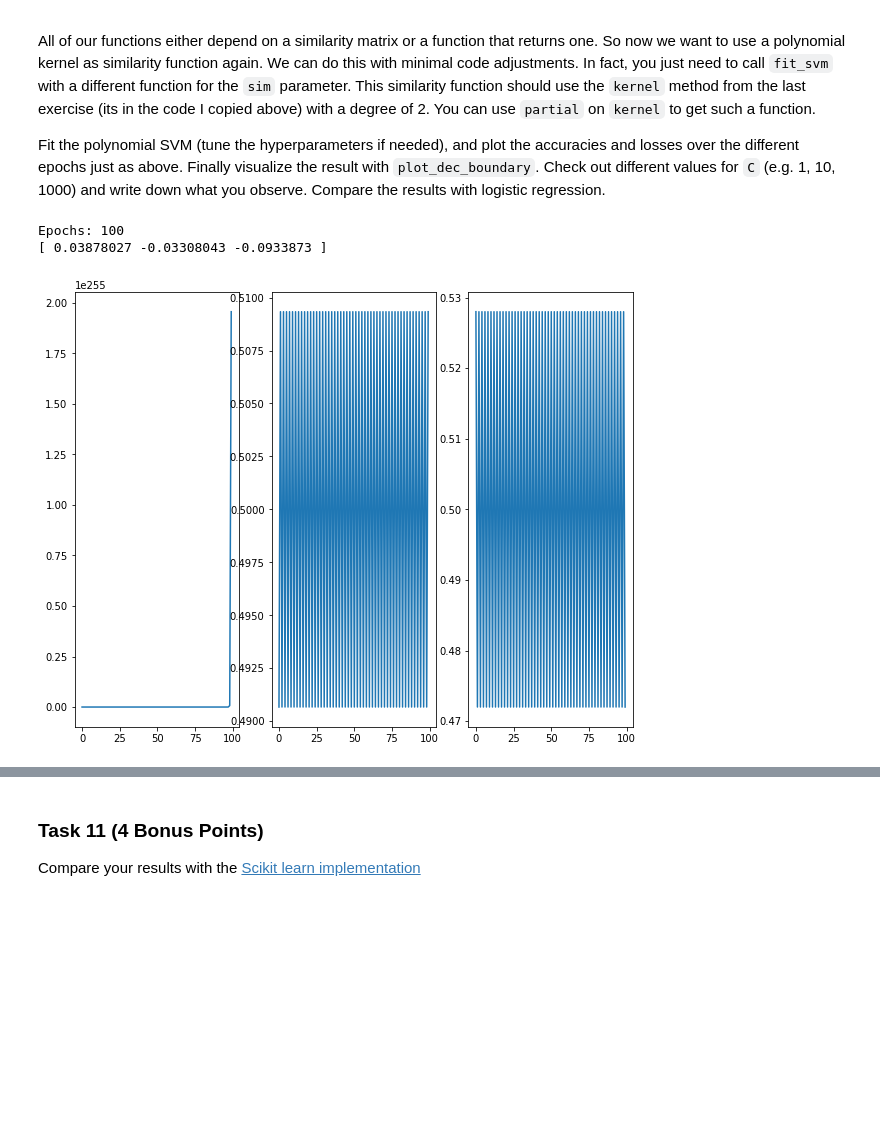
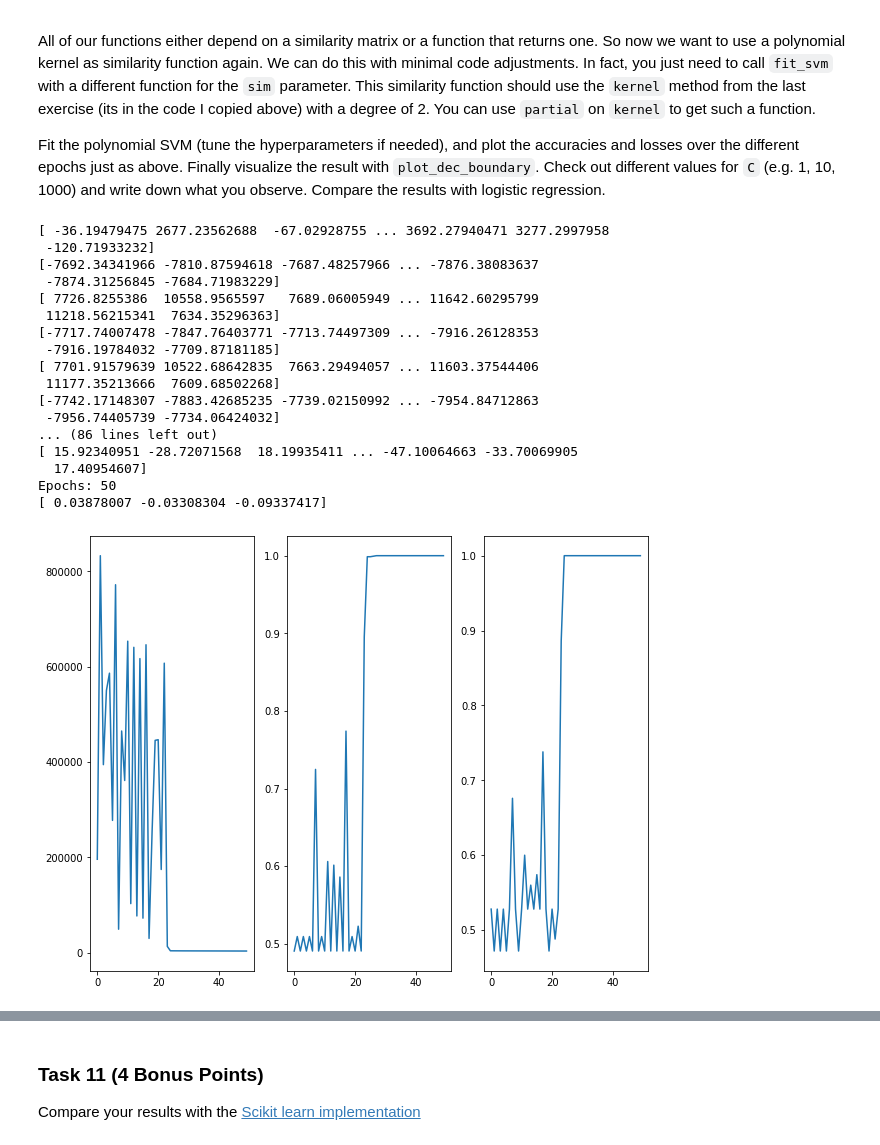
Before and after one commit to eichelb4rt/hw, a Jupyter notebook: S8_SS2022/AGML_Lab/10/exercise9.ipynb, the cells around one changed output, grey strips where cells are left out. Drawn from its saved outputs; the diff is of its cells as text; code cells hidden in the pictures; blank space fills up the shorter version.

```diff
--- a/S8_SS2022/AGML_Lab/10/exercise9.ipynb
+++ b/S8_SS2022/AGML_Lab/10/exercise9.ipynb
@@ -340,7 +340,7 @@ def predict_svm(sim, w, b):
 
 def margin(sim, Y, w, b):
     # TODO: Implement margin function
-    return Y @ decision(sim, w, b)
+    return Y * decision(sim, w, b)
 
 def slack(sim, Y, w, b):
     # TODO: Implement slack
@@ -348,7 +348,7 @@ def slack(sim, Y, w, b):
 
 def cost(sim, Y, w, b, C):
     # TODO: Implement cost function
-    return 0.5 * w.T @ sim @ w + C * np.sum(np.maximum(slack(sim, Y, w, b), 0))
+    return 0.5 * w.T @ sim @ w + C * sum([np.maximum(slack(sim[i], Y[i], w, b), 0) for i in range(len(Y))])
 # %% [markdown]
 Our goal is to minimize the cost function. We will do so by using gradient descend on the two optimizable parameters $w$ and $b$.
 
@@ -364,11 +364,14 @@ Implement functions that calculate the gradients with respect to $w$ and $b$. Ag
 # %%
 def grad_b(sim, Y_train, w, b, C):
     # TODO: Implement gradient wrt. b
-    return -C * np.sum(Y_train[slack(sim, Y_train, w, b) >= 0])
+    indices = np.array([slack(sim[i], Y_train[i], w, b) for i in range(len(Y_train))]) >= 0
+    return -C * np.sum(Y_train[indices], axis=0)
 
 def grad_w(sim, Y_train, w, b, C):
     # TODO: Implement gradient wrt. w
-    return sim @ w - C * np.sum((Y_train @ sim)[slack(sim, Y_train, w, b) >= 0])
+    indices = np.array([slack(sim[i], Y_train[i], w, b) for i in range(len(Y_train))]) >= 0
+    # print(np.sum(indices))
+    return sim @ w - C * Y_train[indices] @ sim[indices]
 # %% [markdown]
 ### Task 4 (6 Points)
 
@@ -394,6 +397,7 @@ def fit_svm(
     # TODO: Implement gradient descent
 
     sim_train = sim(X_train, X_train)
+    sim_test = sim(X_train, X_test)
     current_loss = cost(sim_train, Y_train, w, b, C)
     for it in range(epochs):
         # update
@@ -404,7 +408,7 @@ def fit_svm(
         train_prediction = predict_svm(sim_train, w, b)
         train_accs.append(acc(Y_train, train_prediction))
 
-        test_prediction = predict_svm(sim(X_train, X_test), w, b)
+        test_prediction = predict_svm(sim_test, w, b)
         test_accs.append(acc(Y_test, test_prediction))
 
         # Save old loss
@@ -418,12 +422,12 @@ def fit_svm(
             break
 
     stats = {"loss": train_losses, "accs": {"test": test_accs, "train": train_accs}}
-    print(f"Epochs: {epochs}")
+    print(f"Epochs: {it + 1}")
     return w, b, stats
 # %% [markdown]
 ### Task 5 (2 Points)
 Now use your `fit_svm` function to get `w` and `b`. You should tune the hyperparameters to get good results
 # %%
 # TODO: Use fit function
-w, b, stats = fit_svm(X_train, X_test, Y_train, Y_test, sim, C=10, lr=1e-2, epochs=100)
+w, b, stats = fit_svm(X_train, X_test, Y_train, Y_test, sim, lr=1e-5)
 # %% [output]
@@ -474,26 +494,41 @@ Fit the polynomial SVM (tune the hyperparameters if needed), and plot the accura
 # %%
 sim_poly = partial(kernel, d=2)
 
 # TODO: Fit polynomial SVM
-w, b, stats = fit_svm(X_train, X_test, Y_train, Y_test, sim_poly, C=10, lr=1e-2, epochs=100)
+w, b, stats = fit_svm(X_train, X_test, Y_train, Y_test, sim_poly, lr=1e-5)
 
 # TODO: Plot accuracy and loss
 fig, axs = plt.subplots(ncols=3)
 print(theta)
 axs[0].plot(stats["loss"])
 axs[1].plot(stats["accs"]["train"])
 axs[2].plot(stats["accs"]["test"])
 plt.show()
 
 # TODO: Plot decision boundary
 get_probs_partial = partial(get_probs_svm, X_train=X_train, w=w, b=b, sim=sim)
 plot_dec_boundary(X, Y, get_probs_partial)
 plt.show()
 
 test_acc = stats['accs']['test'][-1]
 train_acc = stats['accs']['train'][-1]
 print(f'Test Accuracy: {test_acc}\tTrain Accuracy: {train_acc}\t Loss: {losses[-1]}')
 # %% [output]
-Epochs: 100
-[ 0.03878027 -0.03308043 -0.0933873 ]
+[ -36.19479475 2677.23562688  -67.02928755 ... 3692.27940471 3277.2997958
+ -120.71933232]
+[-7692.34341966 -7810.87594618 -7687.48257966 ... -7876.38083637
+ -7874.31256845 -7684.71983229]
+[ 7726.8255386  10558.9565597   7689.06005949 ... 11642.60295799
+ 11218.56215341  7634.35296363]
+[-7717.74007478 -7847.76403771 -7713.74497309 ... -7916.26128353
+ -7916.19784032 -7709.87181185]
+[ 7701.91579639 10522.68642835  7663.29494057 ... 11603.37544406
+ 11177.35213666  7609.68502268]
+[-7742.17148307 -7883.42685235 -7739.02150992 ... -7954.84712863
+ -7956.74405739 -7734.06424032]
+... (86 lines left out)
+[ 15.92340951 -28.72071568  18.19935411 ... -47.10064663 -33.70069905
+  17.40954607]
+Epochs: 50
+[ 0.03878007 -0.03308304 -0.09337417]
-[figure, old version]
+[figure, new version]
```
Also changed, not shown: parts of 7 cells of this notebook.
